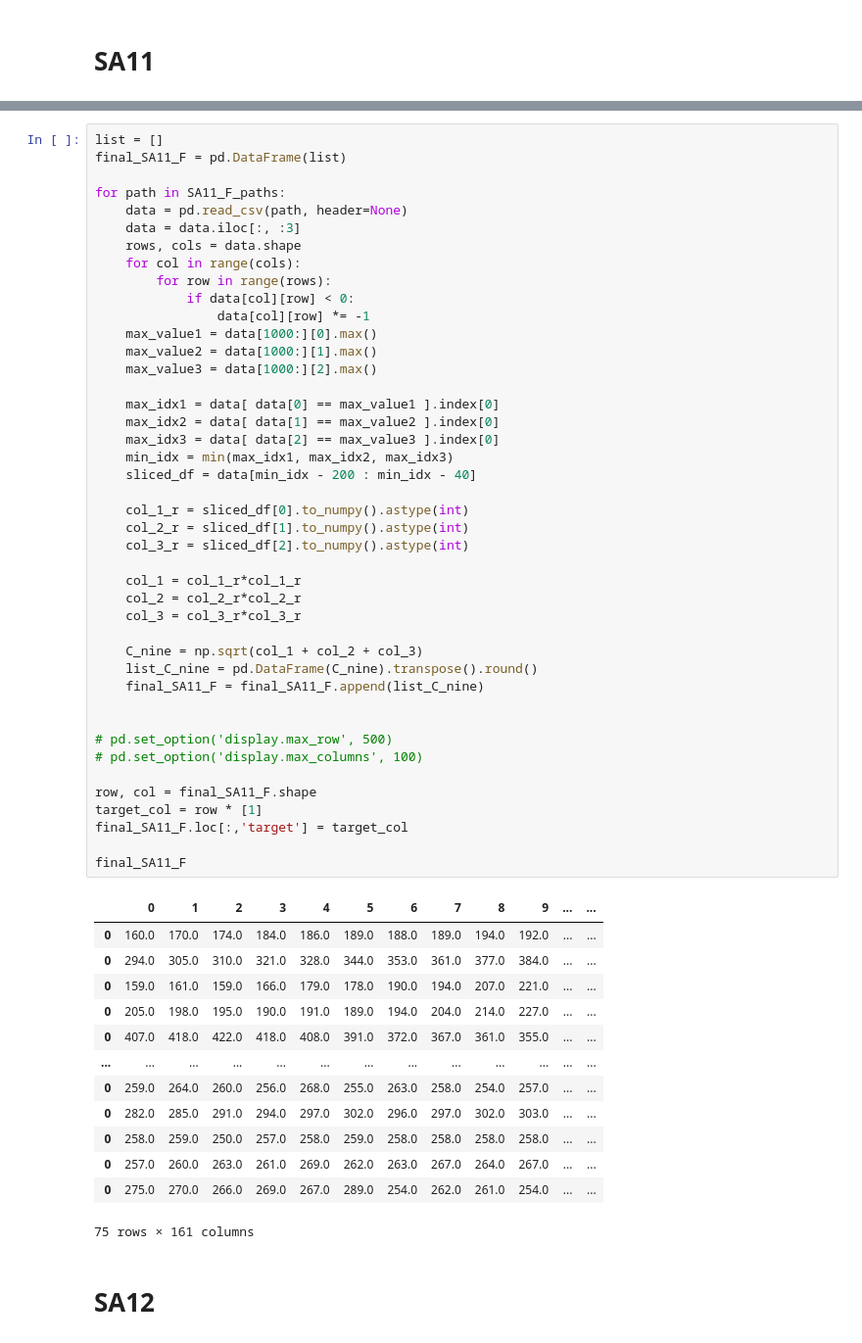
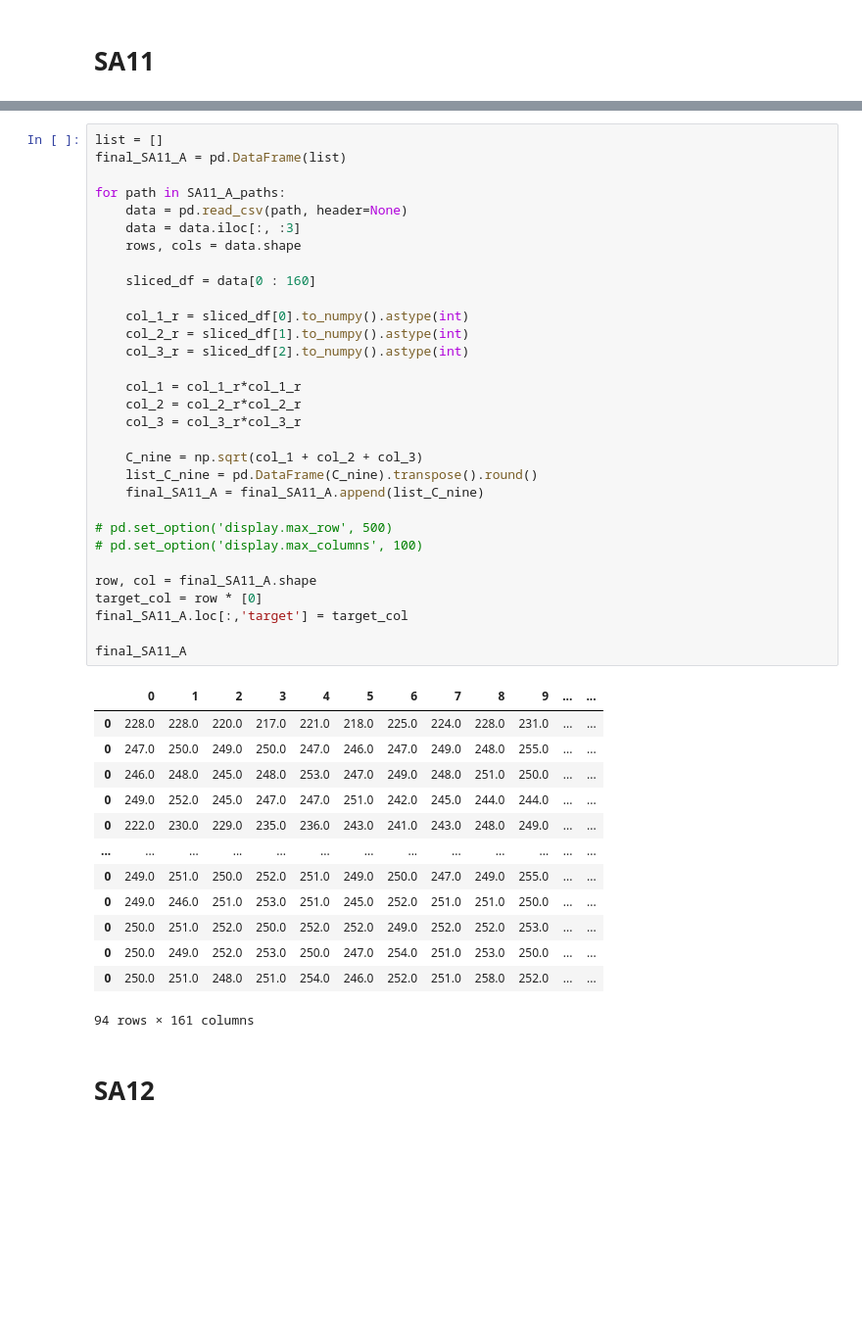
Before and after one commit to SYdney-Go/2021_Senior_Fall, a Jupyter notebook: preprocess/20211117_SA_ADL.ipynb, the cells around one changed output, grey strips where cells are left out. Shown: that part at 98% size. Saved outputs shown, nothing was run; the diff lists cells and outputs as text; blank space fills up the shorter version.

```diff
--- a/preprocess/20211117_SA_ADL.ipynb
+++ b/preprocess/20211117_SA_ADL.ipynb
@@ -947,60 +1416,48 @@ print(SA11_F_paths)
 # %%
 list = []
-final_SA11_F = pd.DataFrame(list)
+final_SA11_A = pd.DataFrame(list)
 
-for path in SA11_F_paths:
+for path in SA11_A_paths:
     data = pd.read_csv(path, header=None)
     data = data.iloc[:, :3]
     rows, cols = data.shape
-    for col in range(cols):
-        for row in range(rows):
-            if data[col][row] < 0:
-                data[col][row] *= -1
-    max_value1 = data[1000:][0].max()
-    max_value2 = data[1000:][1].max()
-    max_value3 = data[1000:][2].max()
 
-    max_idx1 = data[ data[0] == max_value1 ].index[0]
-    max_idx2 = data[ data[1] == max_value2 ].index[0]
-    max_idx3 = data[ data[2] == max_value3 ].index[0]
-    min_idx = min(max_idx1, max_idx2, max_idx3)
-    sliced_df = data[min_idx - 200 : min_idx - 40]
+    sliced_df = data[0 : 160]
 
     col_1_r = sliced_df[0].to_numpy().astype(int)
     col_2_r = sliced_df[1].to_numpy().astype(int)
     col_3_r = sliced_df[2].to_numpy().astype(int)
 
     col_1 = col_1_r*col_1_r
     col_2 = col_2_r*col_2_r
     col_3 = col_3_r*col_3_r
 
     C_nine = np.sqrt(col_1 + col_2 + col_3)
     list_C_nine = pd.DataFrame(C_nine).transpose().round()
-    final_SA11_F = final_SA11_F.append(list_C_nine)
-
+    final_SA11_A = final_SA11_A.append(list_C_nine)
 
 # pd.set_option('display.max_row', 500)
 # pd.set_option('display.max_columns', 100)
 
-row, col = final_SA11_F.shape
-target_col = row * [1]
-final_SA11_F.loc[:,'target'] = target_col
+row, col = final_SA11_A.shape
+target_col = row * [0]
+final_SA11_A.loc[:,'target'] = target_col
 
-final_SA11_F
+final_SA11_A
 # %% [output]
 |  | 0 | 1 | 2 | 3 | 4 | 5 | 6 | 7 | 8 | 9 | ... | ... |
-| 0 | 160.0 | 170.0 | 174.0 | 184.0 | 186.0 | 189.0 | 188.0 | 189.0 | 194.0 | 192.0 | ... | ... |
-| 0 | 294.0 | 305.0 | 310.0 | 321.0 | 328.0 | 344.0 | 353.0 | 361.0 | 377.0 | 384.0 | ... | ... |
-| 0 | 159.0 | 161.0 | 159.0 | 166.0 | 179.0 | 178.0 | 190.0 | 194.0 | 207.0 | 221.0 | ... | ... |
-| 0 | 205.0 | 198.0 | 195.0 | 190.0 | 191.0 | 189.0 | 194.0 | 204.0 | 214.0 | 227.0 | ... | ... |
-| 0 | 407.0 | 418.0 | 422.0 | 418.0 | 408.0 | 391.0 | 372.0 | 367.0 | 361.0 | 355.0 | ... | ... |
+| 0 | 228.0 | 228.0 | 220.0 | 217.0 | 221.0 | 218.0 | 225.0 | 224.0 | 228.0 | 231.0 | ... | ... |
+| 0 | 247.0 | 250.0 | 249.0 | 250.0 | 247.0 | 246.0 | 247.0 | 249.0 | 248.0 | 255.0 | ... | ... |
+| 0 | 246.0 | 248.0 | 245.0 | 248.0 | 253.0 | 247.0 | 249.0 | 248.0 | 251.0 | 250.0 | ... | ... |
+| 0 | 249.0 | 252.0 | 245.0 | 247.0 | 247.0 | 251.0 | 242.0 | 245.0 | 244.0 | 244.0 | ... | ... |
+| 0 | 222.0 | 230.0 | 229.0 | 235.0 | 236.0 | 243.0 | 241.0 | 243.0 | 248.0 | 249.0 | ... | ... |
 | ... | ... | ... | ... | ... | ... | ... | ... | ... | ... | ... | ... | ... |
-| 0 | 259.0 | 264.0 | 260.0 | 256.0 | 268.0 | 255.0 | 263.0 | 258.0 | 254.0 | 257.0 | ... | ... |
-| 0 | 282.0 | 285.0 | 291.0 | 294.0 | 297.0 | 302.0 | 296.0 | 297.0 | 302.0 | 303.0 | ... | ... |
-| 0 | 258.0 | 259.0 | 250.0 | 257.0 | 258.0 | 259.0 | 258.0 | 258.0 | 258.0 | 258.0 | ... | ... |
-| 0 | 257.0 | 260.0 | 263.0 | 261.0 | 269.0 | 262.0 | 263.0 | 267.0 | 264.0 | 267.0 | ... | ... |
-| 0 | 275.0 | 270.0 | 266.0 | 269.0 | 267.0 | 289.0 | 254.0 | 262.0 | 261.0 | 254.0 | ... | ... |
+| 0 | 249.0 | 251.0 | 250.0 | 252.0 | 251.0 | 249.0 | 250.0 | 247.0 | 249.0 | 255.0 | ... | ... |
+| 0 | 249.0 | 246.0 | 251.0 | 253.0 | 251.0 | 245.0 | 252.0 | 251.0 | 251.0 | 250.0 | ... | ... |
+| 0 | 250.0 | 251.0 | 252.0 | 250.0 | 252.0 | 252.0 | 249.0 | 252.0 | 252.0 | 253.0 | ... | ... |
+| 0 | 250.0 | 249.0 | 252.0 | 253.0 | 250.0 | 247.0 | 254.0 | 251.0 | 253.0 | 250.0 | ... | ... |
+| 0 | 250.0 | 251.0 | 248.0 | 251.0 | 254.0 | 246.0 | 252.0 | 251.0 | 258.0 | 252.0 | ... | ... |
-75 rows × 161 columns
+94 rows × 161 columns
 # %% [markdown]
 # SA12
 # %%
```
Also changed, not shown: parts of 93 cells of this notebook, 8 other files.
